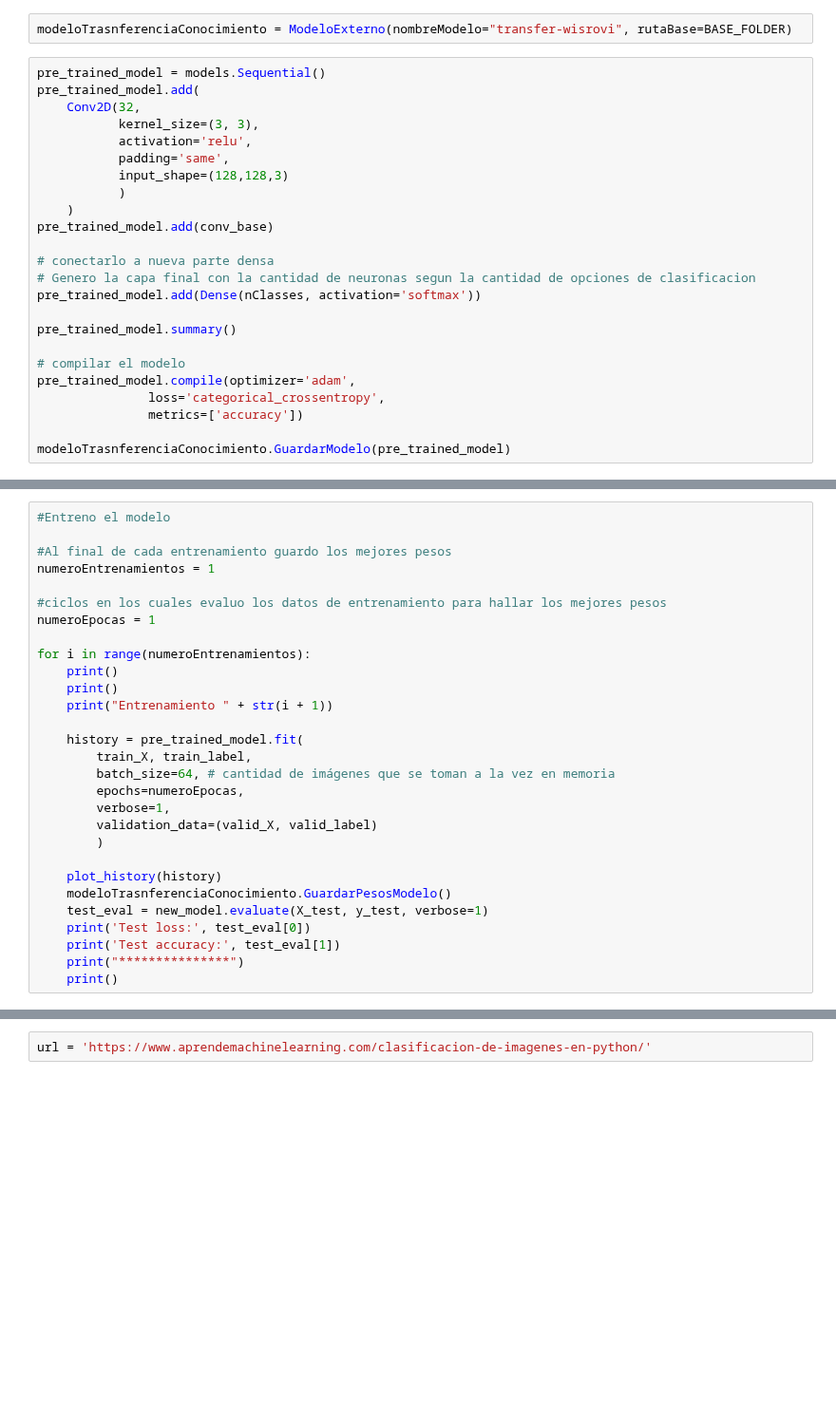
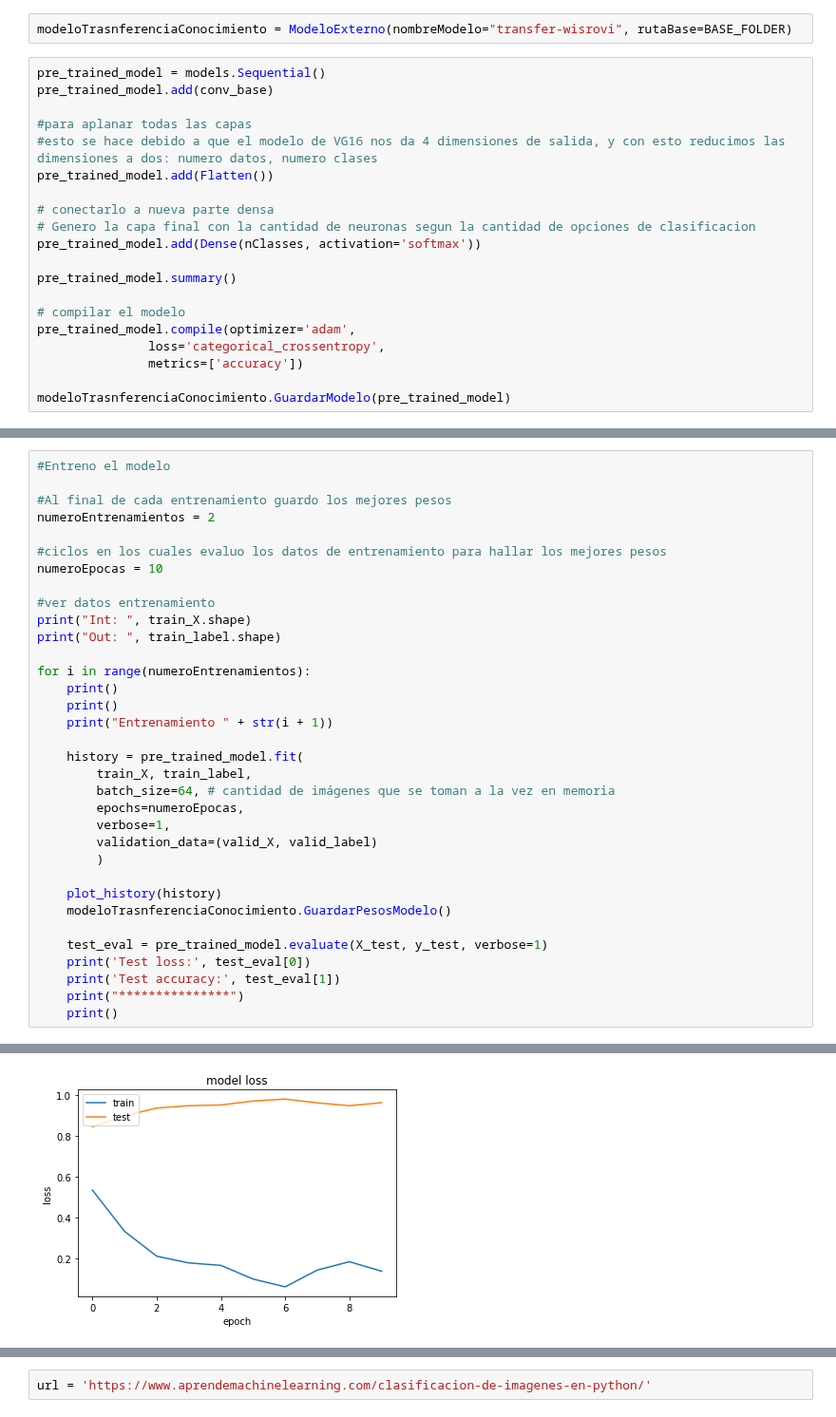
Before and after one commit to wisrovi/RedesNeuronales, a Jupyter notebook: 07MAIR-WilliamSteveRodriguezVillamizar.ipynb, the cells around one changed output, grey strips where cells are left out. Shown at 95% size. Saved outputs shown, nothing was run; the diff lists cells and outputs as text; blank space fills up the shorter version.

```diff
--- a/07MAIR-WilliamSteveRodriguezVillamizar.ipynb
+++ b/07MAIR-WilliamSteveRodriguezVillamizar.ipynb
@@ -453,15 +486,11 @@ conv_base.summary()
 modeloTrasnferenciaConocimiento = ModeloExterno(nombreModelo="transfer-wisrovi", rutaBase=BASE_FOLDER)
 # %%
 pre_trained_model = models.Sequential()
-pre_trained_model.add(
-    Conv2D(32,
-           kernel_size=(3, 3),
-           activation='relu',
-           padding='same',
-           input_shape=(128,128,3)
-           )
-    )
 pre_trained_model.add(conv_base)
+
+#para aplanar todas las capas
+#esto se hace debido a que el modelo de VG16 nos da 4 dimensiones de salida, y con esto reducimos las dimensiones a dos: numero datos, numero clases
+pre_trained_model.add(Flatten())
 
 # conectarlo a nueva parte densa
 # Genero la capa final con la cantidad de neuronas segun la cantidad de opciones de clasificacion
@@ -479,10 +527,14 @@ modeloTrasnferenciaConocimiento.GuardarModelo(pre_trained_model)
 #Entreno el modelo
 
 #Al final de cada entrenamiento guardo los mejores pesos
-numeroEntrenamientos = 1
+numeroEntrenamientos = 2
 
 #ciclos en los cuales evaluo los datos de entrenamiento para hallar los mejores pesos
-numeroEpocas = 1
+numeroEpocas = 10
+
+#ver datos entrenamiento
+print("Int: ", train_X.shape)
+print("Out: ", train_label.shape)
 
 for i in range(numeroEntrenamientos):
     print()
@@ -499,8 +551,10 @@ for i in range(numeroEntrenamientos):
 
     plot_history(history)
     modeloTrasnferenciaConocimiento.GuardarPesosModelo()
-    test_eval = new_model.evaluate(X_test, y_test, verbose=1)
+
+    test_eval = pre_trained_model.evaluate(X_test, y_test, verbose=1)
     print('Test loss:', test_eval[0])
     print('Test accuracy:', test_eval[1])
     print("***************")
     print()
+# %% [output]
@@ -506,0 +578 @@ for i in range(numeroEntrenamientos):
+[figure, added]
```
Also changed, not shown: parts of 18 cells of this notebook.
